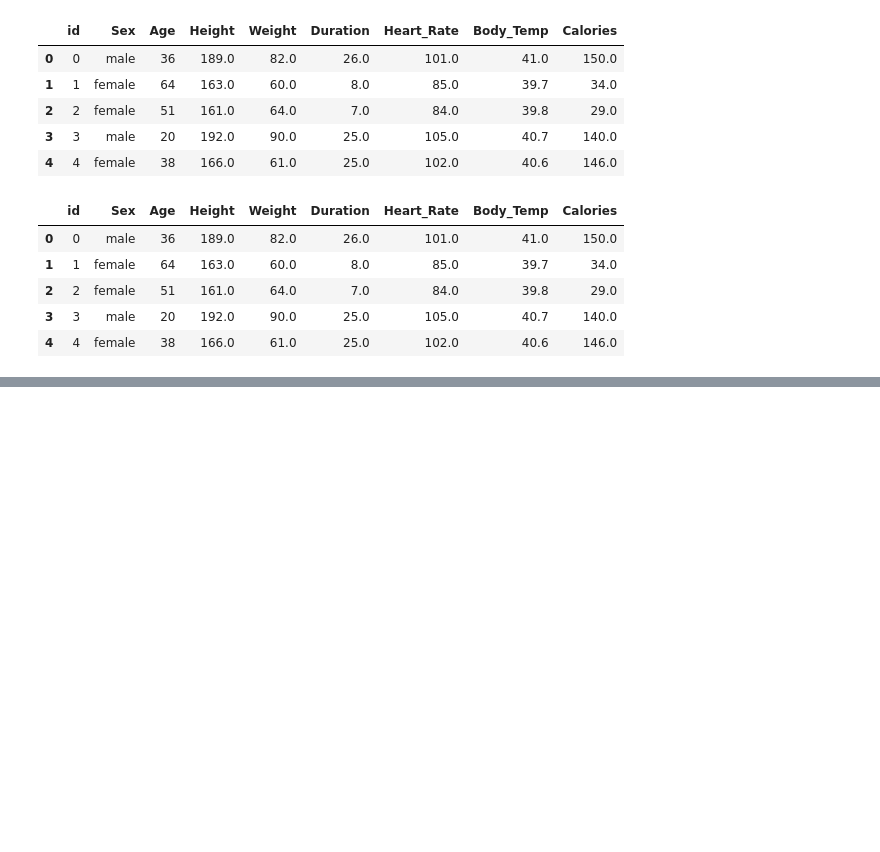
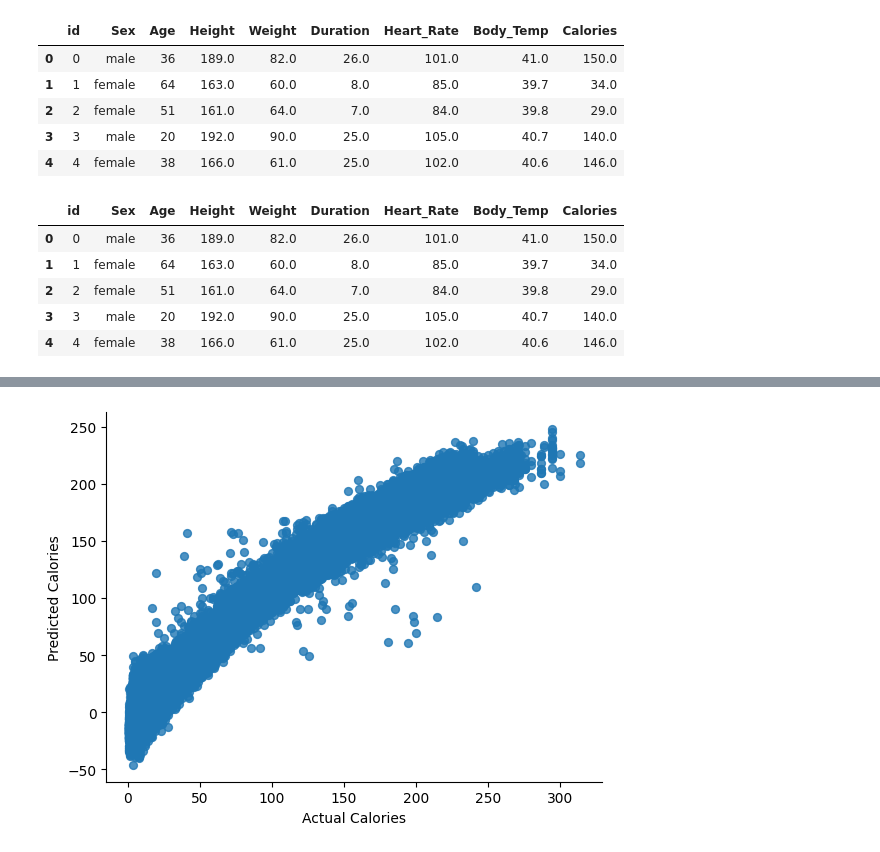
Before and after one commit to Abu-Taher01/Predict-Calorie-Expenditure, a Jupyter notebook: Welcome_To_Colab.ipynb, the cells around one changed output, grey strips where cells are left out. Saved outputs shown, nothing was run; the diff lists cells and outputs as text; code cells hidden in the pictures; blank space fills up the shorter version.

```diff
--- a/Welcome_To_Colab.ipynb
+++ b/Welcome_To_Colab.ipynb
@@ -380,9 +380,18 @@ y_train_scaled=y_scaler.fit_transform(y_train.values.reshape(-1,1))
 X_test_scaled=X_scaler.transform(X_test)
 
 lr.fit(X_train_scaled,y_train_scaled)
-y_pred=lr.predict(X_test)
+y_pred_scaled=lr.predict(X_test_scaled)
+
+y_pred=y_scaler.inverse_transform(y_pred_scaled).flatten()
 
 y_pred
 
+results = pd.DataFrame({
+    'Actual Calories': y_test.values,
+    'Predicted Calories': y_pred
+})
+
+results
+
 # rmsle = np.sqrt(mean_squared_log_error(y_test, y_pred))
 # %% [output]
@@ -390,0 +429,6 @@ array([197.08243552,  67.28800014,  41.10497094, ...,  44.42212532,
+# %%
+from matplotlib import pyplot as plt
+results.plot(kind='scatter', x='Actual Calories', y='Predicted Calories', s=32, alpha=.8)
+plt.gca().spines[['top', 'right',]].set_visible(False)
+# %% [output]
+[figure, added]
```
Also changed, not shown: parts of 2 cells of this notebook.
